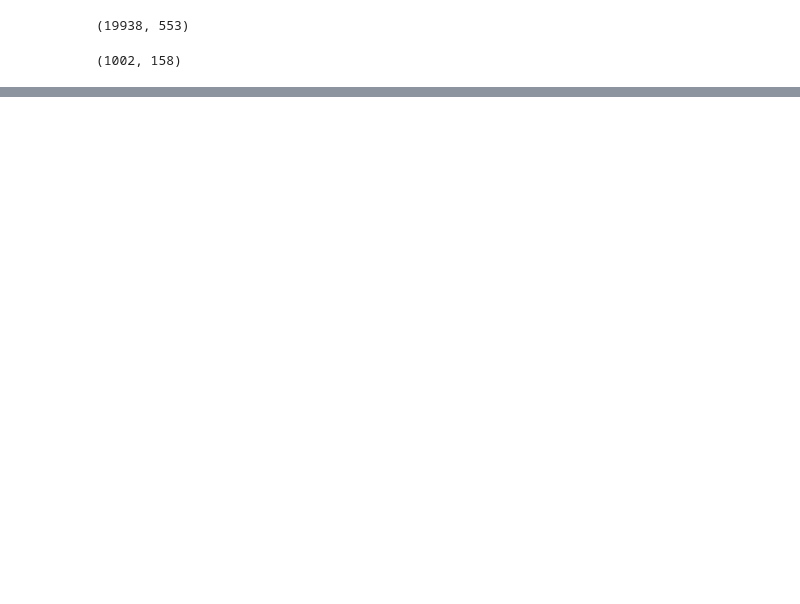
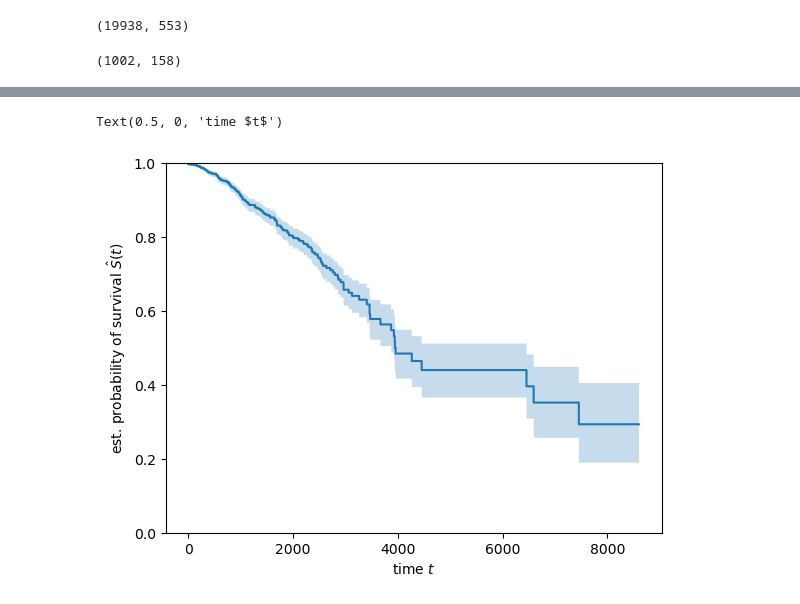
Before and after one commit to fedor-grigoryev/tcga, a Jupyter notebook: tcga_analysis.ipynb, the cells around one changed output, grey strips where cells are left out. Drawn from its saved outputs; the diff is of its cells as text; code cells hidden in the pictures; blank space fills up the shorter version.

```diff
--- a/tcga_analysis.ipynb
+++ b/tcga_analysis.ipynb
@@ -174,0 +567,10 @@ STAR - Counts   5d73b382-3da3-4220-890e-2095228bbe6c    TCGA-COAD       997e6b10
+# %%
+surv_cols = ['case_id', 'days_to_death', 'days_to_last_follow_up', 'vital_status', 'treatment_or_therapy']
+ann_surv = ann[surv_cols].copy().set_index('case_id', drop=True)
+
+ann_surv['deceased'] = ann_surv['vital_status'].apply(lambda x: False if x == 'Alive' else True)
+ann_surv['days_to_death'] = ann_surv['days_to_death'].astype(float).apply(lambda x: np.max([x, 0]))
+ann_surv['days_to_last_follow_up'] = ann_surv['days_to_last_follow_up'].astype(float).apply(lambda x: np.max([x, 0]))
+
+ann_surv['OS'] = ann_surv.apply(lambda row: row['days_to_last_follow_up'] if row['vital_status'] == 'Alive' else row['days_to_death'], axis=1).astype(float)
+ann_surv['OS_FLAG'] = ann_surv['deceased']
@@ -174,0 +582,14 @@ STAR - Counts   5d73b382-3da3-4220-890e-2095228bbe6c    TCGA-COAD       997e6b10
+# %%
+ql = ann_surv['OS'].quantile(0.3)
+qh = ann_surv['OS'].quantile(0.7)
+
+def quantile_label(x):
+    if x > qh:
+        return 'HIGH'
+    elif x < ql:
+        return 'LOW'
+    else:
+        return 'MED'
+
+ann_surv['OS_quant'] = ann_surv['OS'].apply(quantile_label)
+ann_surv['OS_quant']
@@ -174,0 +610,15 @@ STAR - Counts   5d73b382-3da3-4220-890e-2095228bbe6c    TCGA-COAD       997e6b10
+# %%
+from sksurv.nonparametric import kaplan_meier_estimator
+
+time, survival_prob, conf_int = kaplan_meier_estimator(
+    ann_surv["OS_FLAG"], ann_surv["OS"], conf_type="log-log"
+)
+
+plt.step(time, survival_prob, where="post")
+plt.fill_between(time, conf_int[0], conf_int[1], alpha=0.25, step="post")
+plt.ylim(0, 1)
+plt.ylabel(r"est. probability of survival $\hat{S}(t)$")
+plt.xlabel("time $t$")
+# %% [output]
+Text(0.5, 0, 'time $t$')
+[figure, added]
```
Also changed, not shown: parts of 93 cells of this notebook, 1 other file.
